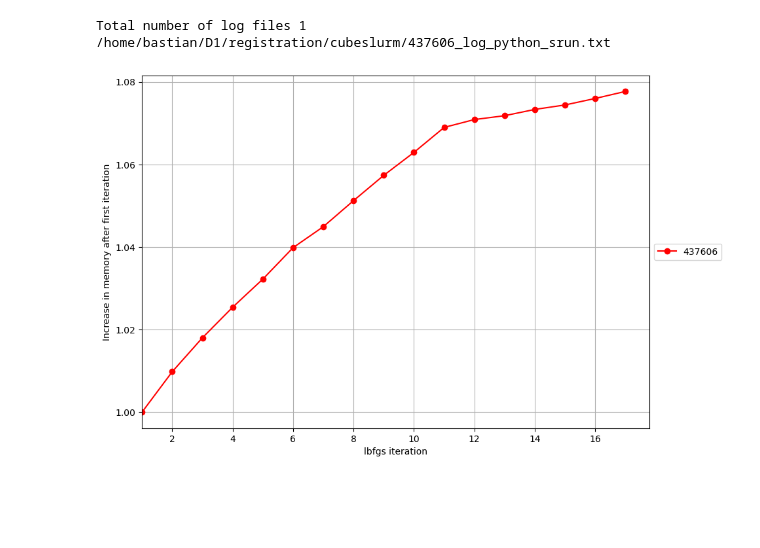
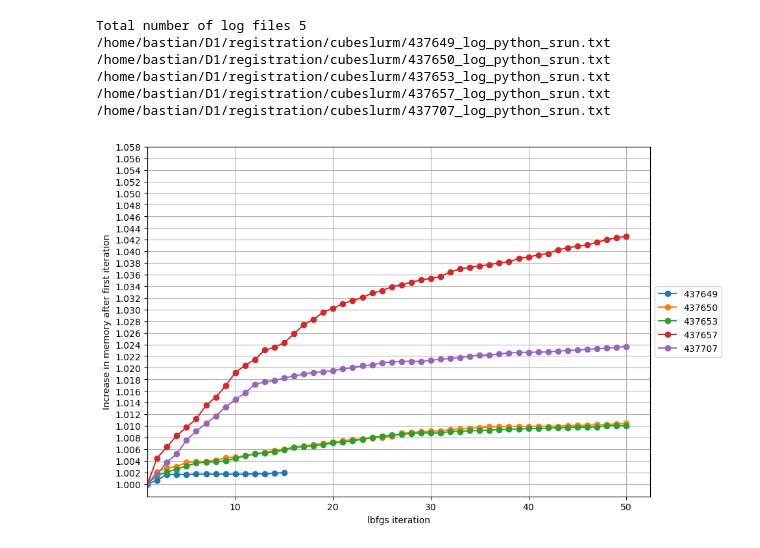
Before and after one commit to JohannesHaubner/mapMRI, a Jupyter notebook: examples/debugging/mem.ipynb, the cells around one changed output. Drawn from its saved outputs; the diff is of its cells as text; code cells hidden in the pictures; blank space fills up the shorter version.

```diff
--- a/examples/debugging/mem.ipynb
+++ b/examples/debugging/mem.ipynb
@@ -27,7 +27,8 @@ slurmids.remove(437586)
 
 slurmids = set(slurmids)
 
-slurmids = [437606]
+slurmids = [# 437606,
+            437649, 437650, 437653, 437657, 437707]
 
 print("Total number of log files", len(slurmids))
 
@@ -45,9 +46,7 @@ for slurmid in slurmids:
     check_for_error(path / (str(slurmid) + ".out"))
     check(filename)#path / (str(slurmid) + ".out"))
 
-
-    outfoldername = outfoldername.replace("\n", "")
-    outfoldername = outfoldername.replace(" ", "")
+    outfoldername = outfoldername.replace("\n", "").replace(" ", "")
 
     print(filename, outfoldername)
     try:
@@ -56,7 +55,6 @@ for slurmid in slurmids:
     except IndexError:
         print(outfoldername, "probably still running init? Continue.")
         continue
-    # minm = min([np.min(mema[:, 1]), minm])
 
     marker = "o"
     linestyle = "-"
@@ -82,35 +80,42 @@ for slurmid in slurmids:
         marker = "x"
         linestyle = "--"
     if "CG" in outfoldername:
         marker = "d"
         linestyle = ":"
 
     elif "projector" in outfoldername:
         marker = "*"
         linestyle = ":"
 
 
     fac = 1 + 0 * mema[0,1]
     fac = mema[0,1]
 
-    plt.plot(mema[:,0]-1, mema[:,1] / fac, marker=marker, color=color, linestyle=linestyle,
+    mema[:,0] -= 1
+
+    plt.plot(mema[:,0], mema[:,1] / fac, marker=marker,
+            # color=color, linestyle=linestyle,
             # label="maxcor="+res[1] + "," + res[2].replace("none", "no preconditioning").replace("preconditioning_nosmoothen", "preconditioning = nosmoothen"),
             label=outfoldername + str(slurmid),
             # label=slurmid,
             )
     plt.legend()
 
 plt.xlabel("lbfgs iteration")
 if fac == 1:
     plt.ylabel("memory (TB)")
 else:
     plt.ylabel("Increase in memory after first iteration")
 plt.xlim(1, None)
-plt.yticks([1 + x /100 for x in range(0, 10, 2)])
+plt.yticks([1 + x /1000 for x in range(0, 60, 2)])
 plt.grid()
 ax.legend(loc='center left', bbox_to_anchor=(1, 0.5))
 plt.show()
 # %% [output]
-Total number of log files 1
-/home/bastian/D1/registration/cubeslurm/437606_log_python_srun.txt
+Total number of log files 5
+/home/bastian/D1/registration/cubeslurm/437649_log_python_srun.txt
+/home/bastian/D1/registration/cubeslurm/437650_log_python_srun.txt
+/home/bastian/D1/registration/cubeslurm/437653_log_python_srun.txt
+/home/bastian/D1/registration/cubeslurm/437657_log_python_srun.txt
+/home/bastian/D1/registration/cubeslurm/437707_log_python_srun.txt
-[figure, old version]
+[figure, new version]
```
Also changed, not shown: 1 other file.
